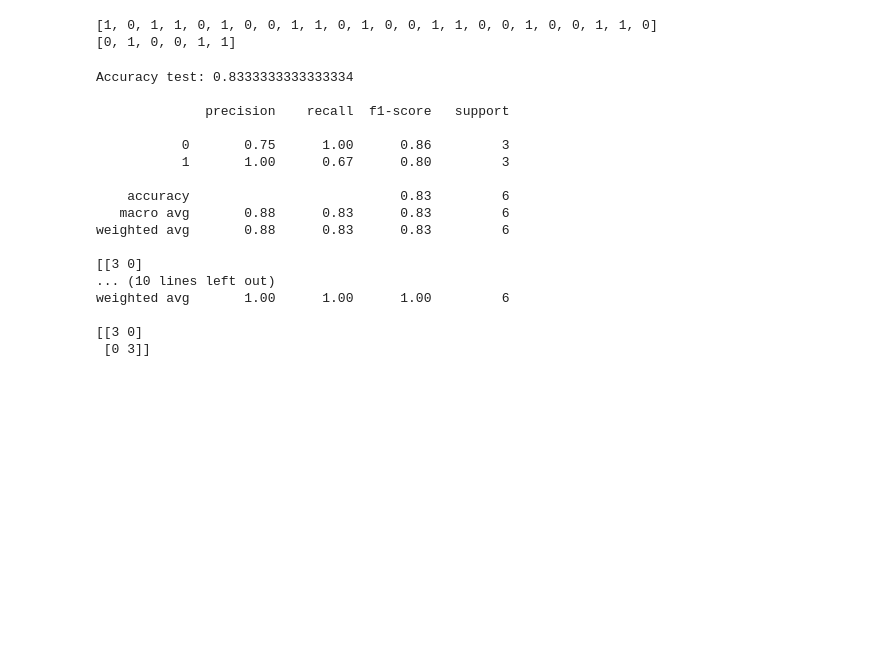
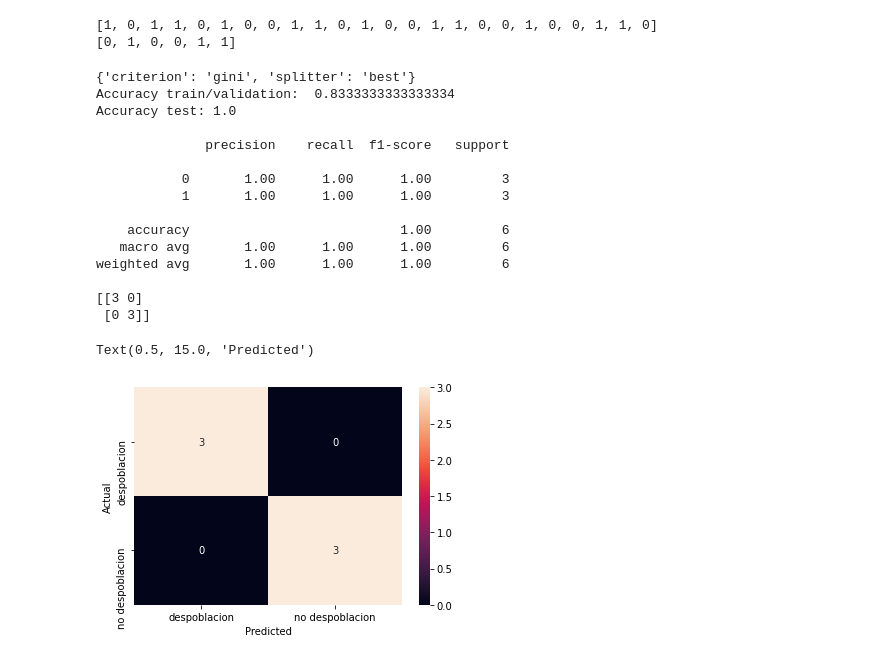
Before and after one commit to Juanal07/Mineria-noticias, a Jupyter notebook: src/mineria.ipynb, the cells around one changed output. Saved outputs shown, nothing was run; the diff lists cells and outputs as text; code cells hidden in the pictures; blank space fills up the shorter version.

```diff
--- a/src/mineria.ipynb
+++ b/src/mineria.ipynb
@@ -130,30 +152,51 @@ print(y_test)
 # %%
 # Para los modelos que queremos probar: entrenamos, testeamos, mostramos la accuracy,
 # la classification reoprt y la confusion matrix
-models = [GaussianNB(), DecisionTreeClassifier()]
-
-for model in models:
-    model.fit(X_train, y_train)
-    prediction=model.predict(X_test)
-    acc = accuracy_score(y_test, prediction)
-    print("Accuracy test: " + str(acc) + '\n')
-    print(classification_report(y_test, prediction))
-    print(confusion_matrix(y_test, prediction))
+model = DecisionTreeClassifier()
+grid_param = {
+    'criterion': ['gini', 'entropy'],
+    'splitter': ['best', 'random']
+}
+gd_sr = GridSearchCV(estimator=model,
+                     param_grid=grid_param,
+                     scoring='accuracy',
+                     cv=3,
+                     n_jobs=-1)
+gd_sr.fit(X_train, y_train)
+best_parameters = gd_sr.best_params_
+print(best_parameters)
+best_result = gd_sr.best_score_
+print('Accuracy train/validation: ', best_result)
+prediction=gd_sr.predict(X_test)
+acc = accuracy_score(y_test, prediction)
+print("Accuracy test: " + str(acc) + '\n')
+print(classification_report(y_test, prediction))
+print(confusion_matrix(y_test, prediction))
 # %% [output]
-Accuracy test: 0.8333333333333334
+{'criterion': 'gini', 'splitter': 'best'}
+Accuracy train/validation:  0.8333333333333334
+Accuracy test: 1.0
 
               precision    recall  f1-score   support
 
-           0       0.75      1.00      0.86         3
-           1       1.00      0.67      0.80         3
+           0       1.00      1.00      1.00         3
+           1       1.00      1.00      1.00         3
 
-    accuracy                           0.83         6
-   macro avg       0.88      0.83      0.83         6
-weighted avg       0.88      0.83      0.83         6
-
-[[3 0]
-... (10 lines left out)
+    accuracy                           1.00         6
+   macro avg       1.00      1.00      1.00         6
 weighted avg       1.00      1.00      1.00         6
 
 [[3 0]
  [0 3]]
+# %%
+from sklearn.metrics import confusion_matrix
+import seaborn as sns
+
+conf_mat = confusion_matrix(y_test, prediction)
+sns.heatmap(conf_mat, annot=True, fmt='d',
+            xticklabels=['despoblacion','no despoblacion'], yticklabels=['despoblacion','no despoblacion'])
+plt.ylabel('Actual')
+plt.xlabel('Predicted')
+# %% [output]
+Text(0.5, 15.0, 'Predicted')
+[figure, added]
```
Also changed, not shown: parts of 3 cells of this notebook.
